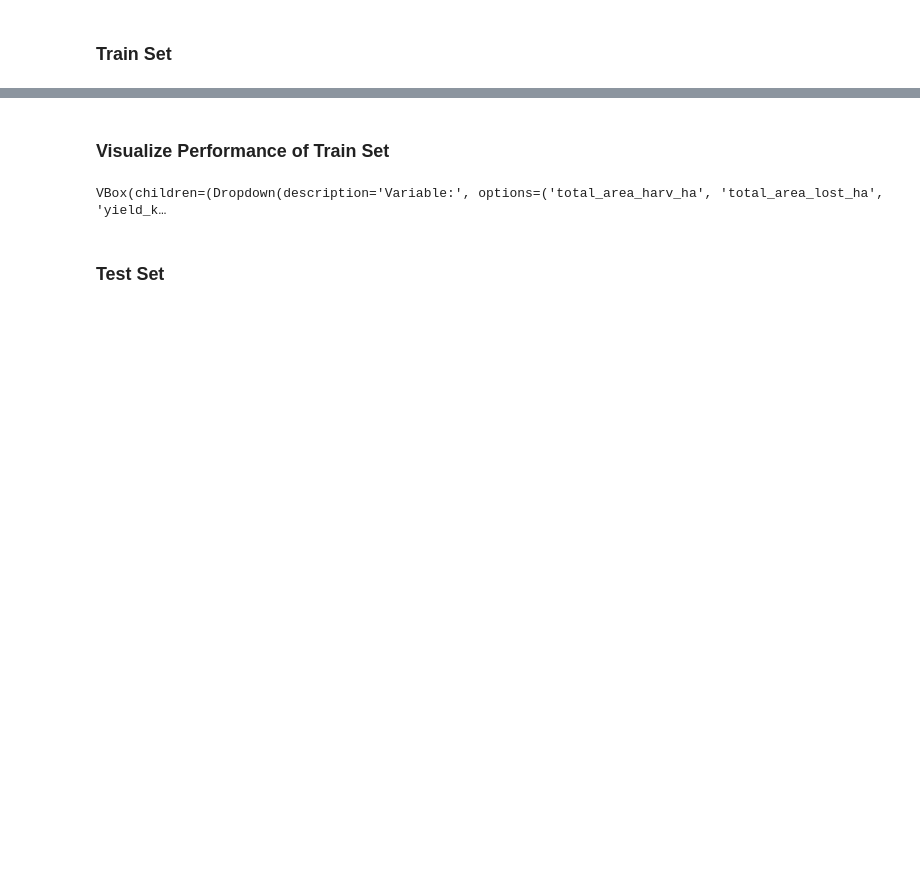
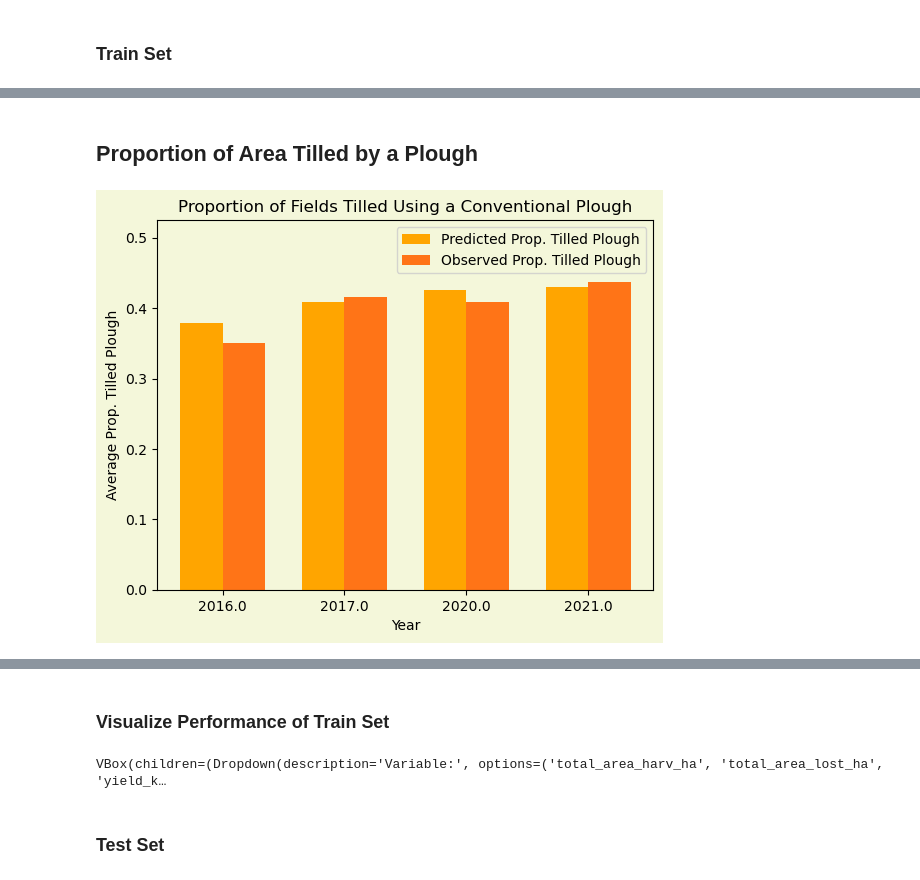
Before and after one commit to mosaiks-capstone/Modeling, a Jupyter notebook: gabmodeltesting.ipynb, the cells around one changed output, grey strips where cells are left out. Saved outputs shown, nothing was run; the diff lists cells and outputs as text; code cells hidden in the pictures; blank space fills up the shorter version.

```diff
--- a/gabmodeltesting.ipynb
+++ b/gabmodeltesting.ipynb
@@ -377,0 +389,7 @@ y_pred_train
+# %%
+y_year = y_year.reset_index(drop=True)
+y_year = y_year.rename(columns={'total_area_harv_ha': 'year'})
+# %%
+y_year
+year = y_year[['year']]
+year
@@ -377,0 +429,2 @@ y_pred_train
+# %%
+y_trains = y_trains.reset_index(drop=True)
@@ -377,0 +447,3 @@ y_pred_train
+# %%
+y_viz = pd.concat([year, y_pred_train, y_trains], axis=1)
+y_viz
@@ -377,0 +464,52 @@ y_pred_train
+# %% [markdown]
+## Proportion of Area Tilled by a Plough
+# %%
+average_values = y_viz.groupby('year').mean()
+
+# Reset the index to convert the 'year' column from index to a regular column
+average_values = average_values.reset_index()
+
+# Assuming you have the 'average_values' DataFrame with columns 'year', 'prop_till_plough_pred', and 'prop_till_plough'
+years = average_values['year']
+prop_till_plough_pred = average_values['prop_till_plough_pred']
+prop_till_plough = average_values['prop_till_plough']
+
+# Set the width of the bars
+bar_width = 0.35
+
+# Calculate the positions for the bars
+bar_positions_prop_till_plough_pred = np.arange(len(years))
+bar_positions_prop_till_plough = bar_positions_prop_till_plough_pred + bar_width
+
+color_prop_till_plough_pred = '#FFA500'  # Red color
+color_prop_till_plough = '#FF7417'  # Green color
+
+# Create the bar plot
+plt.bar(bar_positions_prop_till_plough_pred, prop_till_plough_pred, width=bar_width, label='Predicted Prop. Tilled Plough', color=color_prop_till_plough_pred)
+plt.bar(bar_positions_prop_till_plough, prop_till_plough, width=bar_width, label='Observed Prop. Tilled Plough', color=color_prop_till_plough)
+
+# Set the x-axis tick labels
+plt.xticks(bar_positions_prop_till_plough_pred + bar_width/2, years)
+
+# Adjust y-axis limits
+plt.ylim(top=max(max(prop_till_plough_pred), max(prop_till_plough)) * 1.2)  # Increase the limit by 10%
+
+# Add labels and title to the plot
+plt.xlabel('Year')
+plt.ylabel('Average Prop. Tilled Plough')
+plt.title('Proportion of Fields Tilled Using a Conventional Plough')
+plt.legend()
+
+fig = plt.gcf()  # Get the current figure
+fig.patch.set_facecolor('#F4F7DA')  # sets the color outside of the plot
+ax = plt.gca()  # Get the current axes
+ax.set_facecolor('#F4F7DA')  # Set plot background color
+
+# Get the legend and modify the fill color
+legend = plt.legend()
+legend.get_frame().set_facecolor('#F4F7DA')  # Set the fill color of the legend key
+
+# Show the plot
+plt.show()
+# %% [output]
+[figure, added]
```
Also changed, not shown: parts of 32 cells of this notebook, 1 other file.
